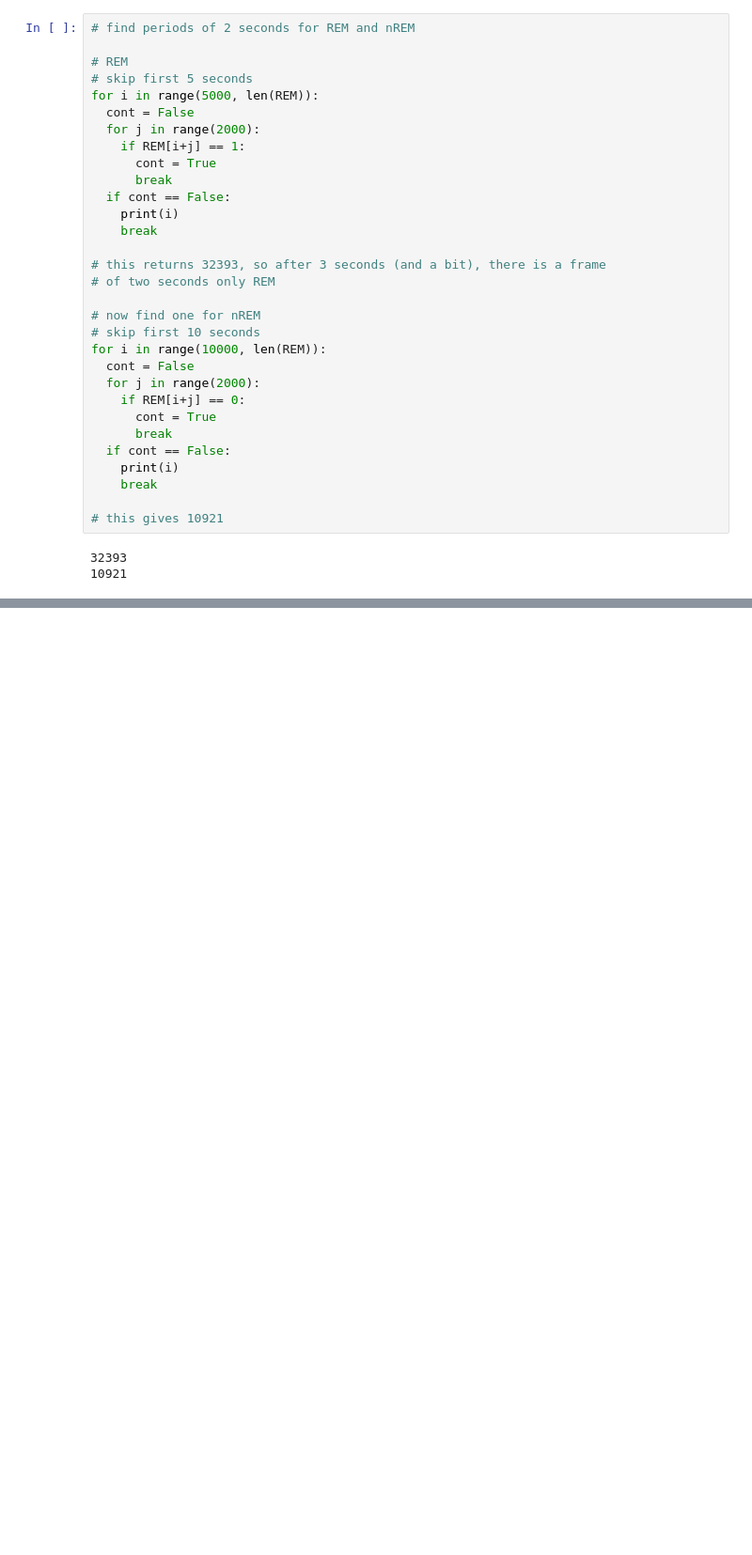
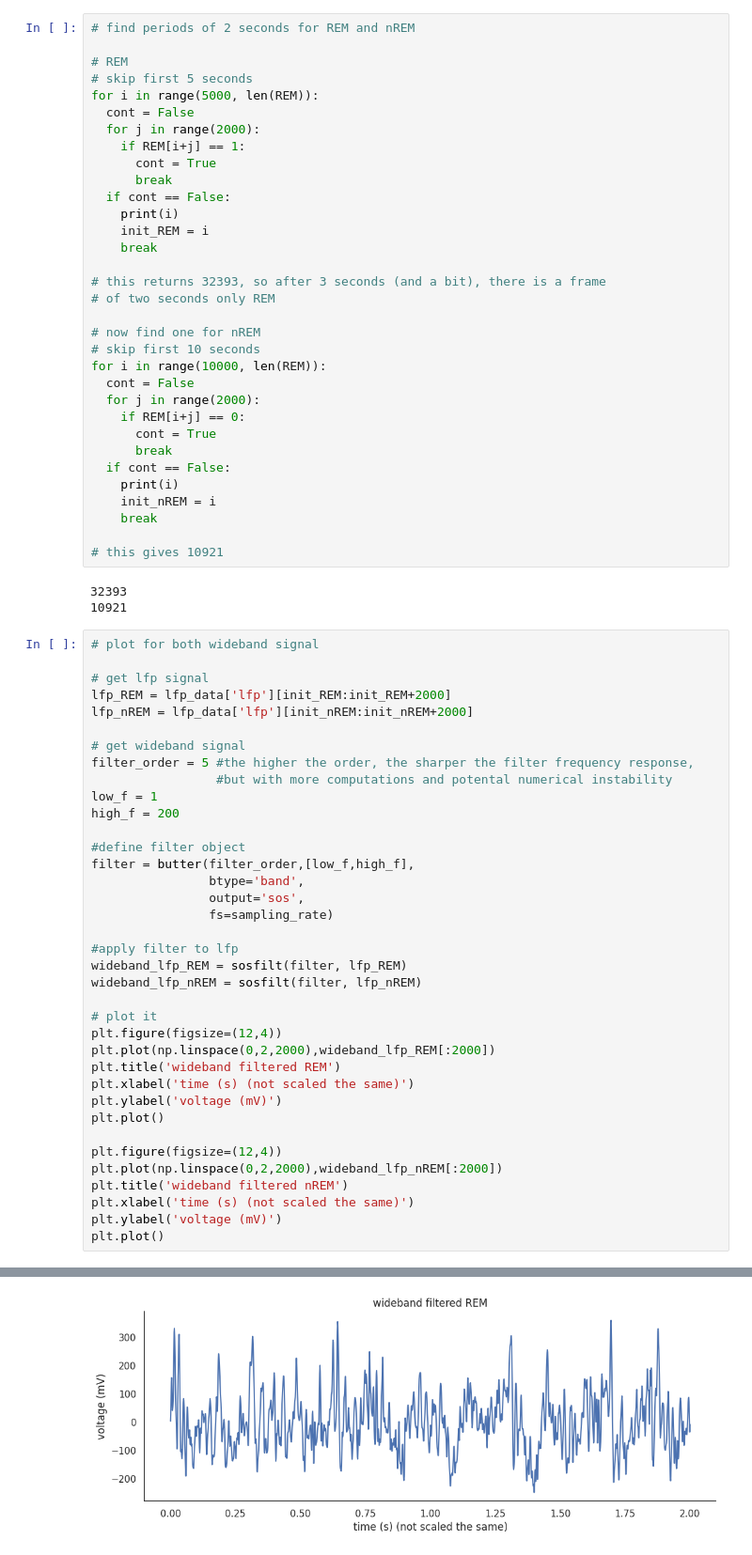
Before and after one commit to irenetiem/neuro_analysis_IT, a Jupyter notebook: neural-data-master/01-local_field_potential/exercises.ipynb, the cells around one changed output, grey strips where cells are left out. Shown at 94% size. Cells and saved outputs as stored; diff of their text form; blank space fills up the shorter version.

```diff
--- a/neural-data-master/01-local_field_potential/exercises.ipynb
+++ b/neural-data-master/01-local_field_potential/exercises.ipynb
@@ -274,6 +274,7 @@ for i in range(5000, len(REM)):
       break
   if cont == False:
     print(i)
+    init_REM = i
     break
 
 # this returns 32393, so after 3 seconds (and a bit), there is a frame
@@ -289,9 +290,48 @@ for i in range(10000, len(REM)):
       break
   if cont == False:
     print(i)
+    init_nREM = i
     break
 
 # this gives 10921
 # %% [output]
 32393
 10921
+# %%
+# plot for both wideband signal
+
+# get lfp signal
+lfp_REM = lfp_data['lfp'][init_REM:init_REM+2000]
+lfp_nREM = lfp_data['lfp'][init_nREM:init_nREM+2000]
+
+# get wideband signal
+filter_order = 5 #the higher the order, the sharper the filter frequency response,
+                 #but with more computations and potental numerical instability
+low_f = 1
+high_f = 200
+
+#define filter object
+filter = butter(filter_order,[low_f,high_f],
+                btype='band',
+                output='sos',
+                fs=sampling_rate)
+
+#apply filter to lfp
+wideband_lfp_REM = sosfilt(filter, lfp_REM)
+wideband_lfp_nREM = sosfilt(filter, lfp_nREM)
+
+# plot it
+plt.figure(figsize=(12,4))
+plt.plot(np.linspace(0,2,2000),wideband_lfp_REM[:2000])
+plt.title('wideband filtered REM')
+plt.xlabel('time (s) (not scaled the same)')
+plt.ylabel('voltage (mV)')
+plt.plot()
+
+plt.figure(figsize=(12,4))
+plt.plot(np.linspace(0,2,2000),wideband_lfp_nREM[:2000])
+plt.title('wideband filtered nREM')
+plt.xlabel('time (s) (not scaled the same)')
+plt.ylabel('voltage (mV)')
+plt.plot()
+# %% [output]
@@ -297,0 +339 @@ for i in range(10000, len(REM)):
+[figure, added]
```
Also changed, not shown: parts of 1 cell of this notebook.
